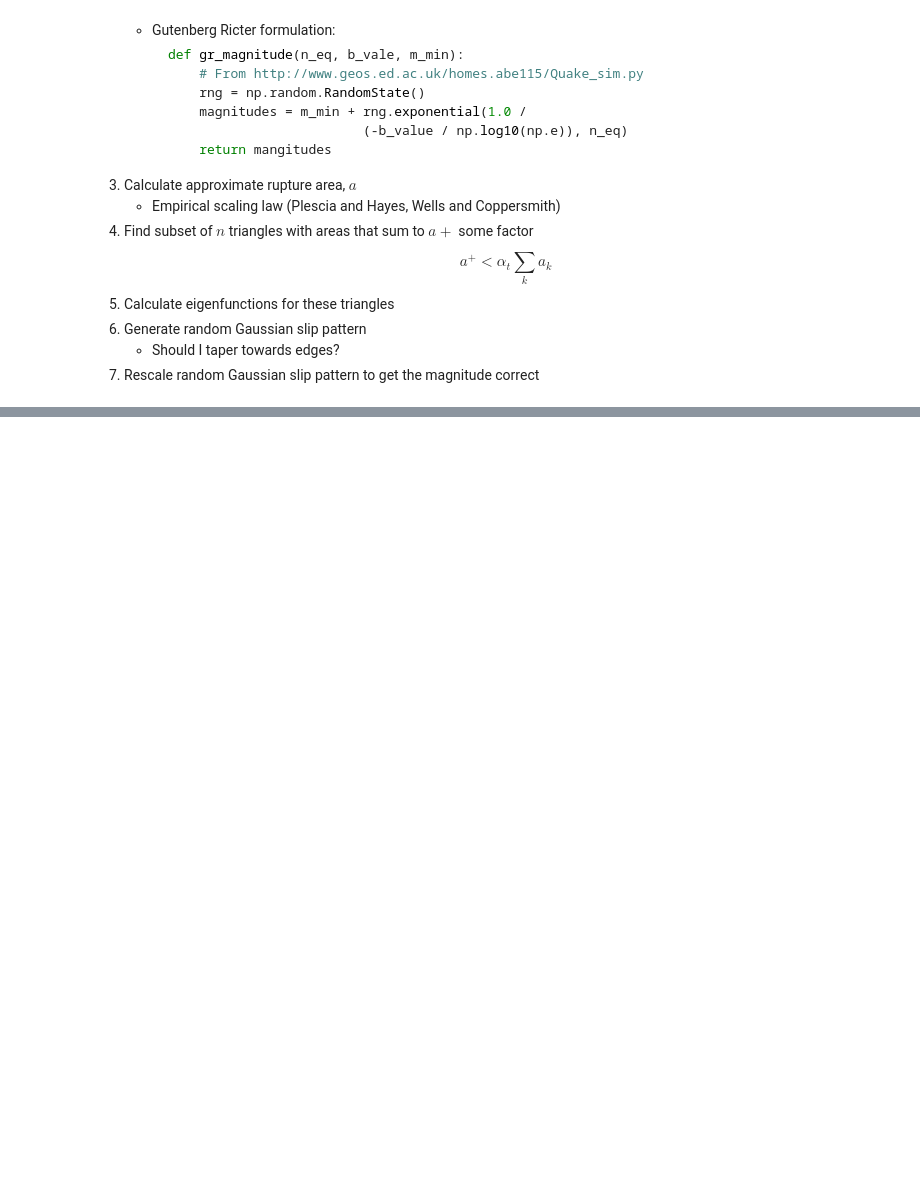
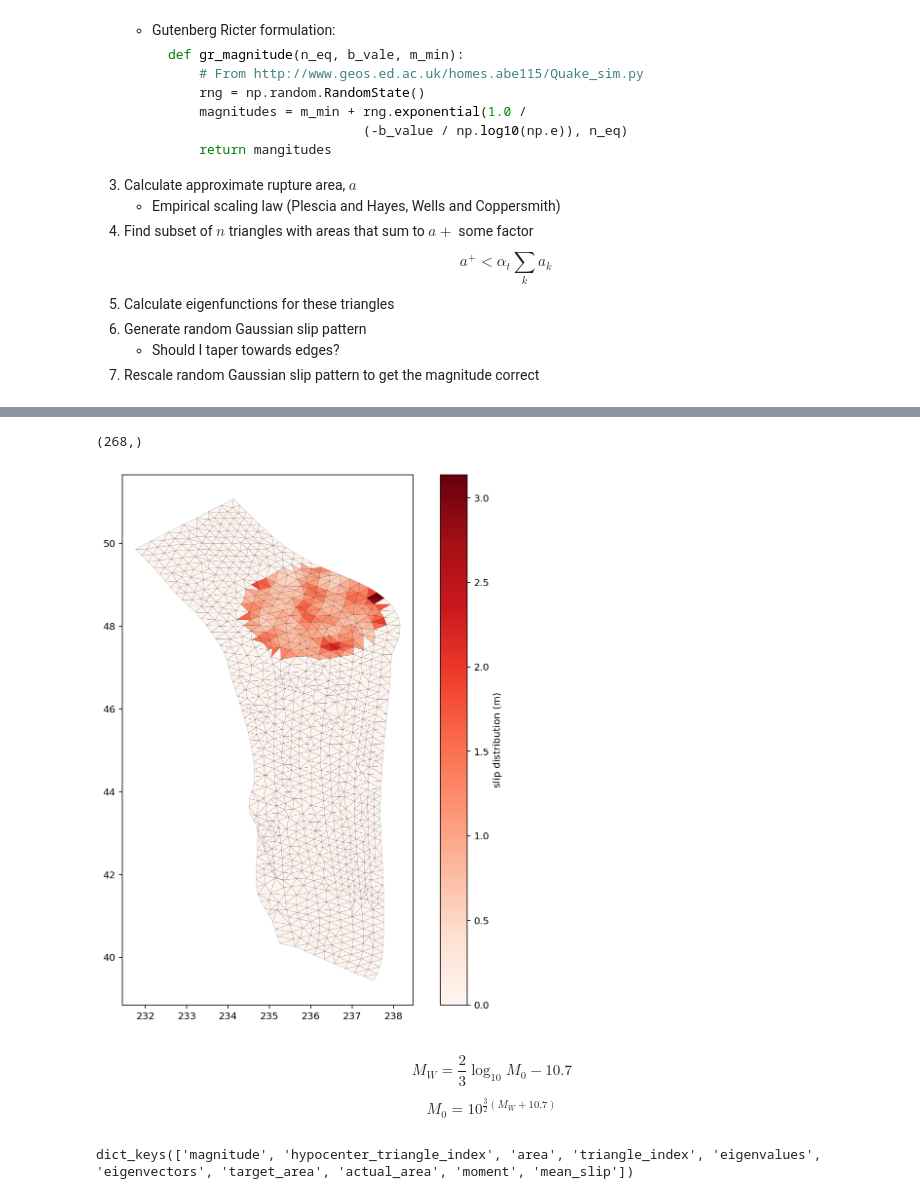
Before and after one commit to brendanjmeade/celeri, a Jupyter notebook: utilities/celeri_synthetic_slip_distributions_02.ipynb, the cells around one changed output, grey strips where cells are left out. Drawn from its saved outputs; the diff is of its cells as text; code cells hidden in the pictures; blank space fills up the shorter version.

Commit message:
First successful tapering experiemeriment.  It's Gaussian.  Need to get sigmoid working because that will work better at edges.

```diff
--- a/utilities/celeri_synthetic_slip_distributions_02.ipynb
+++ b/utilities/celeri_synthetic_slip_distributions_02.ipynb
@@ -352,0 +551,79 @@ array([-2559528.93992022, -2602627.50491304, -2526242.22899095, ...,
+# %%
+# Generate Karhune-Loeve slip distribution
+# def KL(z):
+#     # TODO: Understand role of mean slip here
+#     # return KL_slip
+#     KL_slip = 0.0 * mean_slip_g.copy()  # drop the mean slip and rescale later
+#     # add in the terms in the K-L expansion:  (dropping V[:,0])
+#     for k in range(1, len(z)):
+#         KL_slip += z[k] * np.sqrt(lam[k]) * V[:, k]
+
+#     # Exponentiate to get Lognormal distribution:
+#     KL_slip = np.exp(KL_slip)
+
+#     # Rescale to have desired magnitude
+#     # TODO: Need correct fault areas for this to work
+#     # Mo = new_fault.Mo()
+#     KL_slip *= Mo_desired / Mo
+
+#     # # Taper slip to go to zero at the base
+#     # KL_slip *= tau(-meshes[0].centroids[:, 2])
+
+#     return KL_slip
+
+
+DYNECM_TO_NM = 0.001
+SHEAR_MODULUS = 3e10
+event.moment = DYNECM_TO_NM * 10 ** (1.5 * (event.magnitude + 10.7))
+event.mean_slip = event.moment / (SHEAR_MODULUS * event.actual_area)
+
+kl_slip = np.zeros(event.triangle_index.size)
+
+nterms = 100
+z = np.random.randn(nterms)
+for k in range(1, z.size):
+    # kl_slip += z[k] * np.sqrt(lam[k]) * V[:, k]
+    kl_slip += z[k] * np.sqrt(event.eigenvalues[k]) * event.eigenvectors[:, k]
+
+kl_slip = np.exp(kl_slip)
+print(kl_slip.shape)
+
+# Apply taper to slip:
+# If elelemnt is at an edge: Do nothing
+# If element is not at an edge then taper by distance with a sigmoid
+
+
+def normalized_sigmoid_fkt(a, b, x):
+    """
+    Returns array of a horizontal mirrored normalized sigmoid function
+    output between 0 and 1
+    Function parameters a = center; b = width
+    https://stackoverflow.com/questions/3985619/how-to-calculate-a-logistic-sigmoid-function-in-python
+    """
+    s = 1 / (1 + np.exp(b * (x - a)))
+    return 1 * (s - np.min(s)) / (np.max(s) - np.min(s))  # normalize function to 0-1
+
+hypocenter_triangle_to_all_triangles_distances[sorted_distance_index]
+
+
+# After taper is applied rescale slip magnitudes to get the correct moment
+
+
+# Plot triangle location
+fill_value = np.zeros(meshes[0].n_tde)
+fill_value[event.triangle_index] = kl_slip
+plt.figure(figsize=(10, 10))
+pc = plot_meshes(meshes, fill_value, plt.gca(), "Reds")
+plt.colorbar(pc, label="slip distribution (m)")
+plt.show()
+# %% [output]
+(268,)
+[figure, added]
+# %% [markdown]
+$$M_W=\frac{2}{3}\log_{10}M_0 - 10.7$$
+
+$$M_0=10^{\frac{3}{2}\left(M_W + 10.7\right)}$$
+# %%
+pprint(event.keys())
+# %% [output]
+dict_keys(['magnitude', 'hypocenter_triangle_index', 'area', 'triangle_index', 'eigenvalues', 'eigenvectors', 'target_area', 'actual_area', 'moment', 'mean_slip'])
```
Also changed, not shown: parts of 11 cells of this notebook.
